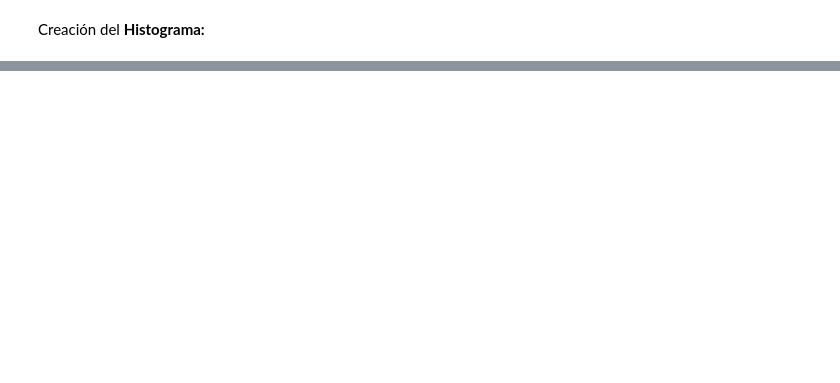
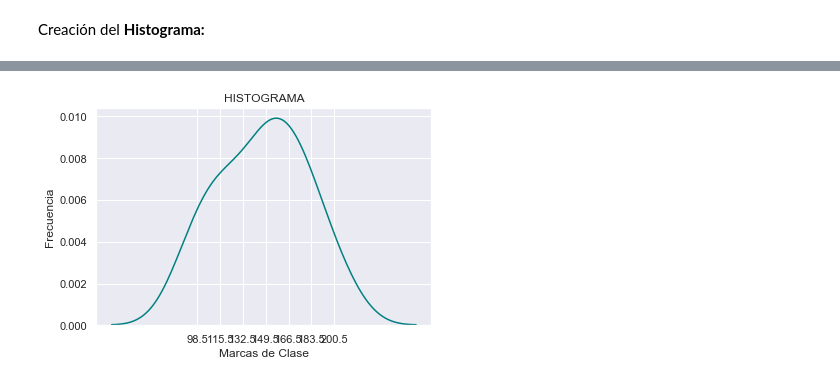
Before and after one commit to gisosdeb/ISP, a Jupyter notebook: statistic_unam/tabla_frec_agrupada.ipynb, the cells around one changed output, grey strips where cells are left out. Saved outputs shown, nothing was run; the diff lists cells and outputs as text; code cells hidden in the pictures; blank space fills up the shorter version.

```diff
--- a/statistic_unam/tabla_frec_agrupada.ipynb
+++ b/statistic_unam/tabla_frec_agrupada.ipynb
@@ -220,0 +265,9 @@ df_frec['frec_abs_acumulada'].plot()
+# %%
+plt.title('HISTOGRAMA')
+plt.ylabel('Frecuencia')
+plt.xlabel('Marcas de Clase')
+plt.xticks(df_frec.marcas_clase)
+sns.distplot(np_datos, bins=bins, hist=False, kde=True, color="teal", norm_hist=True)
+plt.show()
+# %% [output]
+[figure, added]
```
Also changed, not shown: parts of 3 cells of this notebook.
